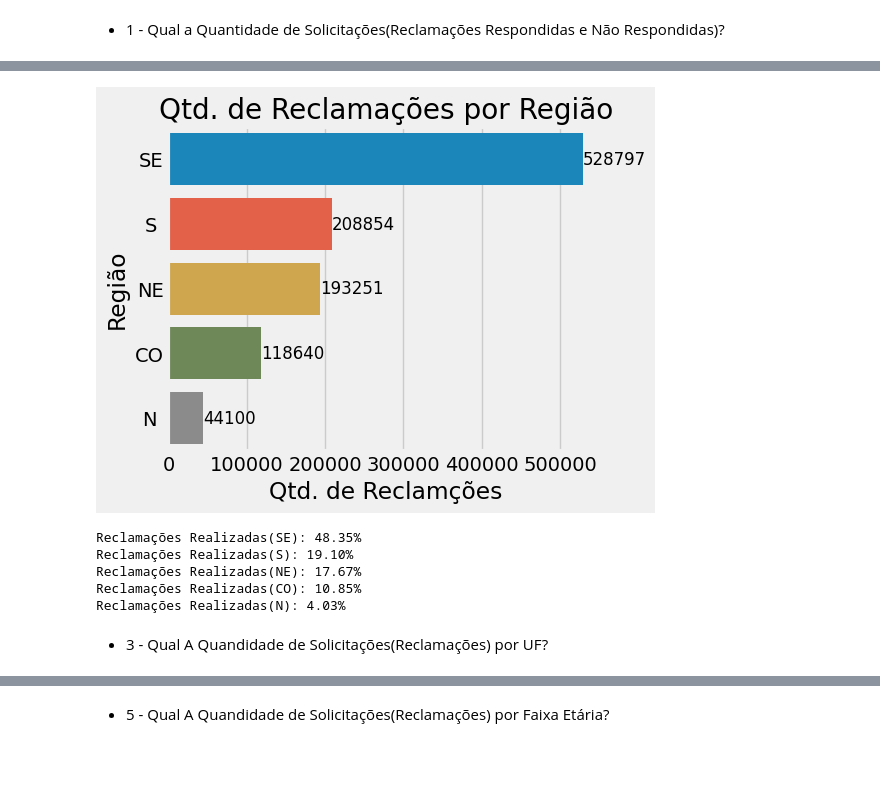
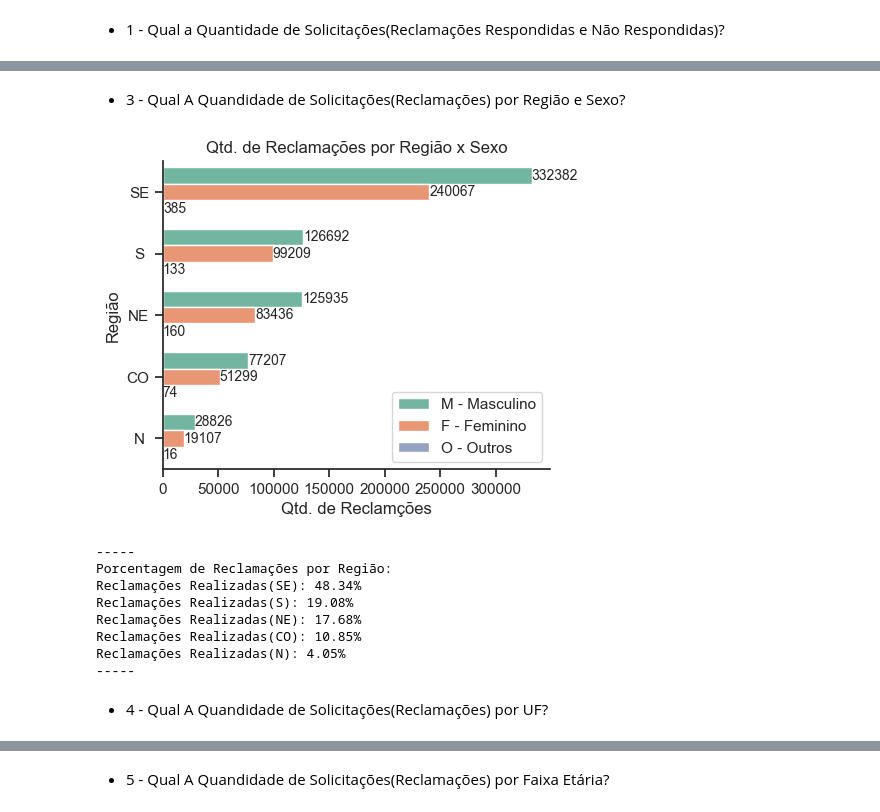
Before and after one commit to Prog-LucasAlves/AED_Consumidor_Gov_Br, a Jupyter notebook: Analysis/consumidor.ipynb, the cells around one changed output, grey strips where cells are left out. Drawn from its saved outputs; the diff is of its cells as text; code cells hidden in the pictures; blank space fills up the shorter version.

```diff
--- a/Analysis/consumidor.ipynb
+++ b/Analysis/consumidor.ipynb
@@ -99,21 +56,29 @@ df_gov.describe()
 # %% [markdown]
 ## Respondendo algumas Perguntas
+# %%
+custom_params = {"axes.spines.right": False, "axes.spines.top": False}
+sns.set_theme(style="ticks", rc=custom_params, palette="Set2")
 # %% [markdown]
 - 1 - Qual a Quantidade de Solicitações(Reclamações Respondidas e Não Respondidas)?
 # %%
-plt.style.use('fivethirtyeight')
-plt.figure(figsize=(8,4))
+fig, ax = plt.subplots(figsize=(5,4))
 
 splot = sns.countplot(x=df_gov['Respondida'])
 for p in splot.patches:
-    splot.annotate(format(int(p.get_height()), ''), (p.get_x() + p.get_width() / 2., p.get_height()), ha='center', va='center', xytext = (0, 10), textcoords='offset points', size=15)
+    splot.annotate(format(int(p.get_height()), ''), (p.get_x() + p.get_width() / 2., p.get_height()), ha='center', va='center', xytext = (0, 5), textcoords='offset points', size=10)
 
 plt.title('Qtd. de Reclamações Respondidas e não Respondidas\n')
 plt.xlabel(' ')
 plt.ylabel('Qtd. de Reclamções')
+ax.yaxis.set_major_locator(MaxNLocator(5))
+ax.yaxis.set_major_formatter(FormatStrFormatter('% 1.0f'))
+plt.ylim(0, 1250000)
 plt.show()
 
 rec_rec = df_gov['Respondida'].value_counts(normalize=True)
+print('-----')
+print('Porcentagem de Reclamações:')
 print('Reclamações Respondidas: {:.2%}'.format(rec_rec[0]))
 print('Reclamações Não Respondidas: {:.2%}'.format(rec_rec[1]))
+print('-----')
 # %% [output]
@@ -124,0 +93,19 @@ Reclamações Não Respondidas: 2.04%
+# %%
+plt.figure(figsize=(5,4))
+
+splot = sns.countplot(x=df_gov['Sexo'])
+for p in splot.patches:
+    splot.annotate(format(int(p.get_height()), ''), (p.get_x() + p.get_width() / 2., p.get_height()), ha='center', va='center', xytext = (0, 5), textcoords = 'offset points', size=10)
+
+plt.title('Qtd. de Reclamações por Sexo\n')
+plt.xlabel(' ')
+plt.ylabel('Qtd. de Reclamações')
+plt.show()
+
+rec_se = df_gov['Sexo'].value_counts(normalize=True)
+print('-----')
+print('Porcentagem de Reclamações por Sexo:')
+print('Reclamações Realiazadas(M): {:.2%}'.format(rec_se[0]))
+print('Reclamações Realiazadas(F): {:.2%}'.format(rec_se[1]))
+print('Reclamações Realiazadas(O): {:.2%}'.format(rec_se[2]))
+print('-----')
@@ -125,31 +120,40 @@ Reclamações Não Respondidas: 2.04%
+# %% [markdown]
+- 3 - Qual A Quandidade de Solicitações(Reclamações) por Região e Sexo?
 # %%
-plt.style.use('fivethirtyeight')
 plt.figure(figsize=(5,4))
 
-splot = sns.countplot(y=df_gov['Região'], order=df_gov['Região'].value_counts().index)
+splot = sns.countplot(y=df_gov['Região'], hue=df_gov['Sexo'], order=df_gov['Região'].value_counts().index)
 for p in splot.patches:
         x = p.get_x() + p.get_width()
         y = p.get_y() + p.get_height()/2
-        splot.annotate(int(x), (x, y), size=12, va='center')
+        splot.annotate(int(x), (x, y), size=10, va='center')
 
-plt.title('Qtd. de Reclamações por Região')
+plt.title('Qtd. de Reclamações por Região x Sexo')
 plt.xlabel('Qtd. de Reclamções')
 plt.ylabel('Região')
+plt.legend(labels=['M - Masculino', 'F - Feminino', 'O - Outros'], ncol=1)
+
 plt.show()
 
 rec_uf = df_gov['Região'].value_counts(normalize=True)
+print('-----')
+print('Porcentagem de Reclamações por Região:')
 print('Reclamações Realizadas(SE): {:.2%}'.format(rec_uf[0]))
 print('Reclamações Realizadas(S): {:.2%}'.format(rec_uf[1]))
 print('Reclamações Realizadas(NE): {:.2%}'.format(rec_uf[2]))
 print('Reclamações Realizadas(CO): {:.2%}'.format(rec_uf[3]))
 print('Reclamações Realizadas(N): {:.2%}'.format(rec_uf[4]))
+print('-----')
 # %% [output]
-[figure, old version]
+[figure, new version]
-Reclamações Realizadas(SE): 48.35%
-Reclamações Realizadas(S): 19.10%
-Reclamações Realizadas(NE): 17.67%
+-----
+Porcentagem de Reclamações por Região:
+Reclamações Realizadas(SE): 48.34%
+Reclamações Realizadas(S): 19.08%
+Reclamações Realizadas(NE): 17.68%
 Reclamações Realizadas(CO): 10.85%
-Reclamações Realizadas(N): 4.03%
+Reclamações Realizadas(N): 4.05%
+-----
 # %% [markdown]
-- 3 - Qual A Quandidade de Solicitações(Reclamações) por UF?
+- 4 - Qual A Quandidade de Solicitações(Reclamações) por UF?
 # %%
```
Also changed, not shown: parts of 45 cells of this notebook, 4 other files.
